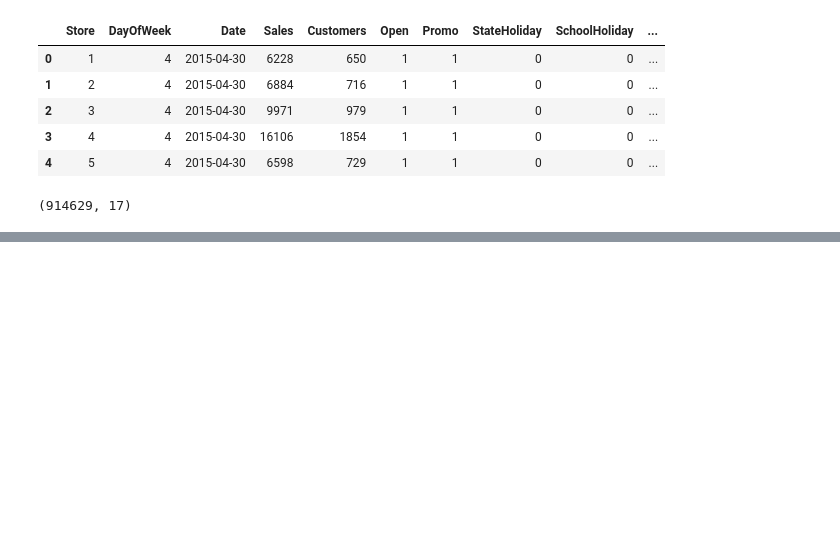
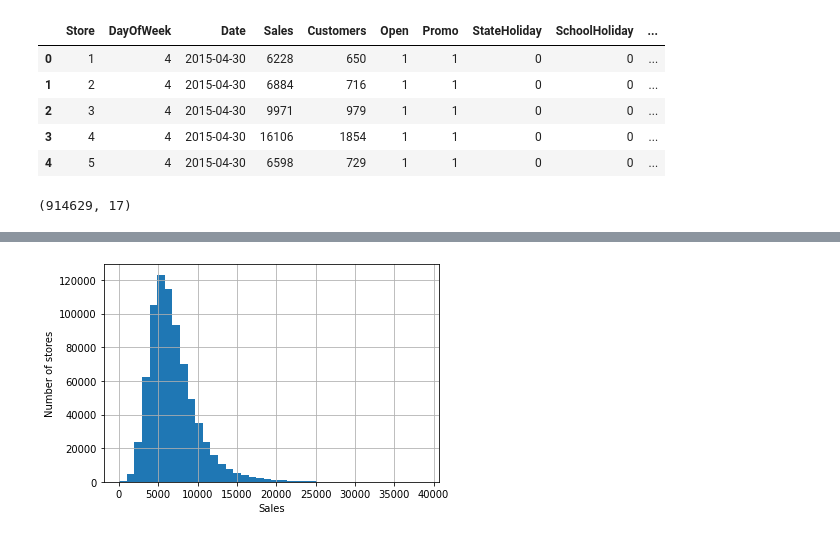
Before and after one commit to bateou25/gcash_rossmann, a Jupyter notebook: research-and-development/research-data-analysis.ipynb, the cells around one changed output, grey strips where cells are left out. Cells and saved outputs as stored; diff of their text form; code cells hidden in the pictures; blank space fills up the shorter version.

```diff
--- a/research-and-development/research-data-analysis.ipynb
+++ b/research-and-development/research-data-analysis.ipynb
@@ -153,0 +186,6 @@ df1.shape
+# %%
+# drop all rows with zero Sales amount
+df1 = df1[df1['Sales'] > 0]
+
+print(df1.shape)
+df1.head()
@@ -153,0 +200,9 @@ df1.shape
+# %%
+# histogram to evaluate the target distribution
+
+df1['Sales'].hist(bins=40)
+plt.ylabel('Number of stores')
+plt.xlabel('Sales')
+plt.show()
+# %% [output]
+[figure, added]
```
Also changed, not shown: parts of 74 cells of this notebook.
